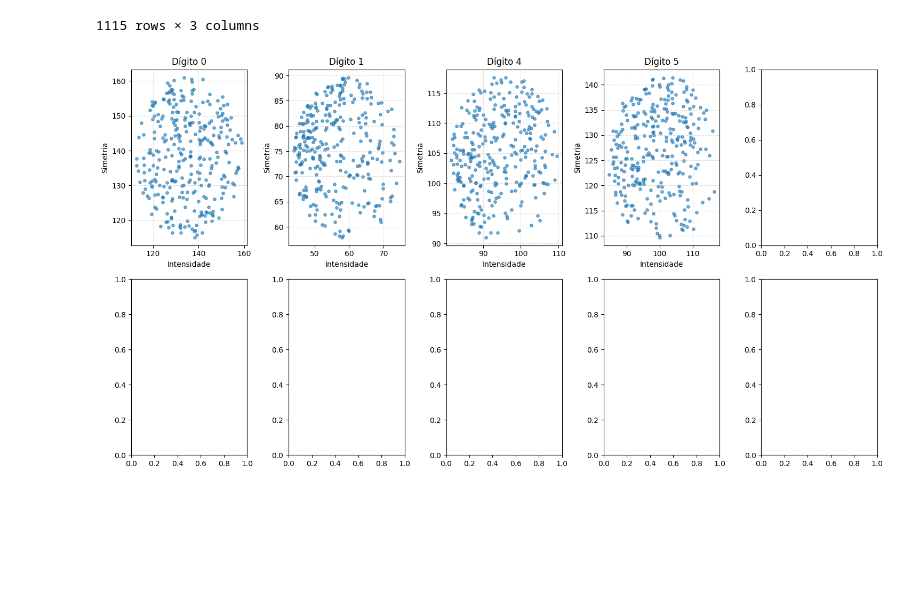
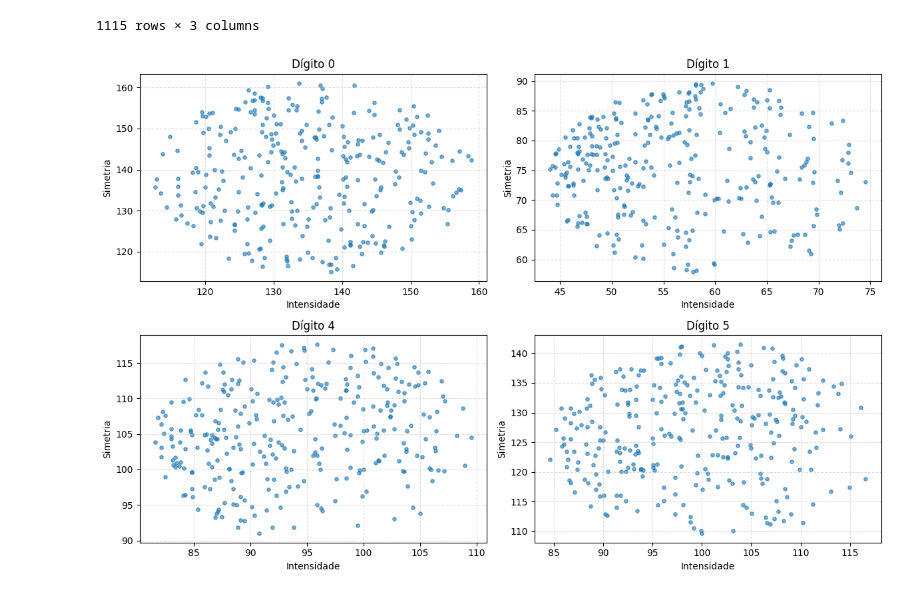
Before and after one commit to Gusttavoafonso/Projeto_1_ML, a Jupyter notebook: Reducao_de_dimensao.ipynb, the cells around one changed output. Saved outputs shown, nothing was run; the diff lists cells and outputs as text; code cells hidden in the pictures; blank space fills up the shorter version.

```diff
--- a/Reducao_de_dimensao.ipynb
+++ b/Reducao_de_dimensao.ipynb
@@ -203,23 +189,21 @@ data_test_redu_df
 # %%
 df = data_train_redu_df
 
-fig, axes = plt.subplots(2, 5, figsize=(15, 8))
+fig, axes = plt.subplots(2, 2, figsize=(12, 8))
 axes = axes.flatten()
 
 for digito, ax in zip(sorted(df['label'].unique()), axes):
-    subset = df[df['label'] == digito].sample(300, random_state=42)  # limitar p/ não poluir
+    subset = df[df['label'] == digito].sample(min(300, len(df[df['label'] == digito])), random_state=42)
 
     ax.scatter(subset['intensidade'], subset['simetria'],
                alpha=0.6, s=15, c="tab:blue")
-
-
 
     ax.set_title(f'Dígito {digito}')
     ax.set_xlabel('Intensidade')
     ax.set_ylabel('Simetria')
     ax.grid(True, linestyle="--", alpha=0.4)
 
 plt.tight_layout()
 plt.show()
 # %% [output]
-[figure, old version]
+[figure, new version]
```
Also changed, not shown: parts of 1 cell of this notebook.
